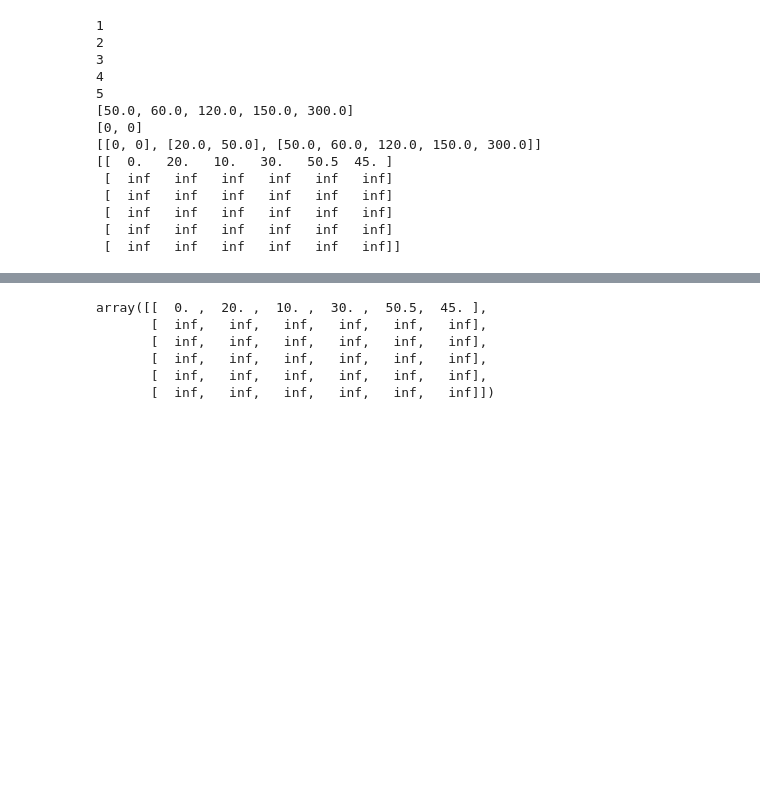
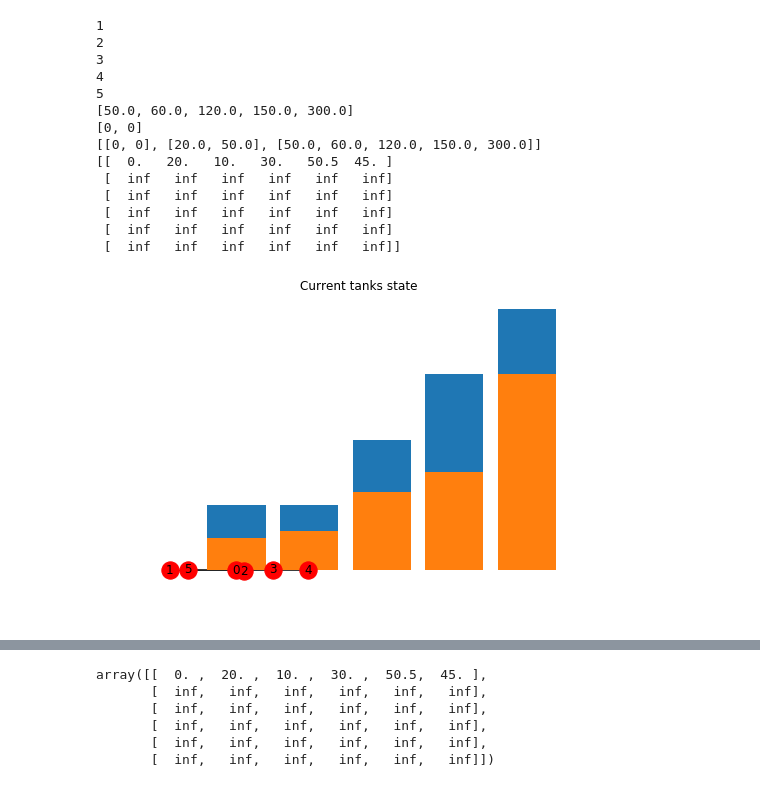
Before and after one commit to dsalgador/RL-Project, a Jupyter notebook: State-classes.ipynb, the cells around one changed output, grey strips where cells are left out. Drawn from its saved outputs; the diff is of its cells as text; code cells hidden in the pictures; blank space fills up the shorter version.

Commit message:
Basic visualization of the tanks current level with a bar plot

```diff
--- a/State-classes.ipynb
+++ b/State-classes.ipynb
@@ -258,3 +292,14 @@ print(toy_system.weights)
  [  inf   inf   inf   inf   inf   inf]
  [  inf   inf   inf   inf   inf   inf]
  [  inf   inf   inf   inf   inf   inf]]
+# %%
+    index = np.arange(len(tank_ids))
+    plt.bar(index, tank_max_loads)
+    plt.bar(index, tank_current_loads)
+    plt.xlabel('Tank id', fontsize=10)
+    plt.ylabel('Current level', fontsize=10)
+    plt.xticks(index, tank_ids, fontsize=10, rotation=30)
+    plt.title('Current tanks state')
+    plt.show()
+# %% [output]
+[figure, added]
```
Also changed, not shown: parts of 4 cells of this notebook.
